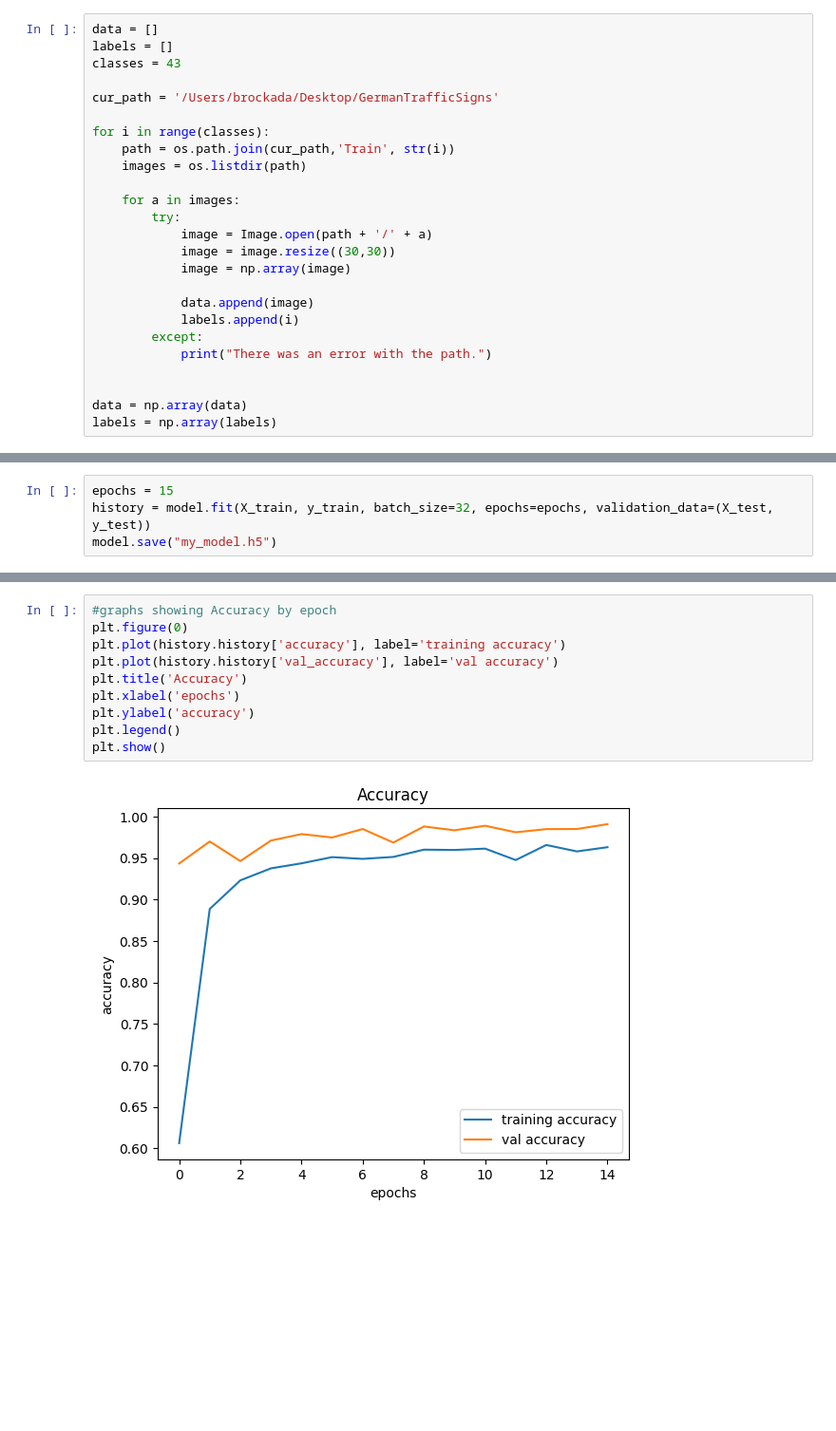
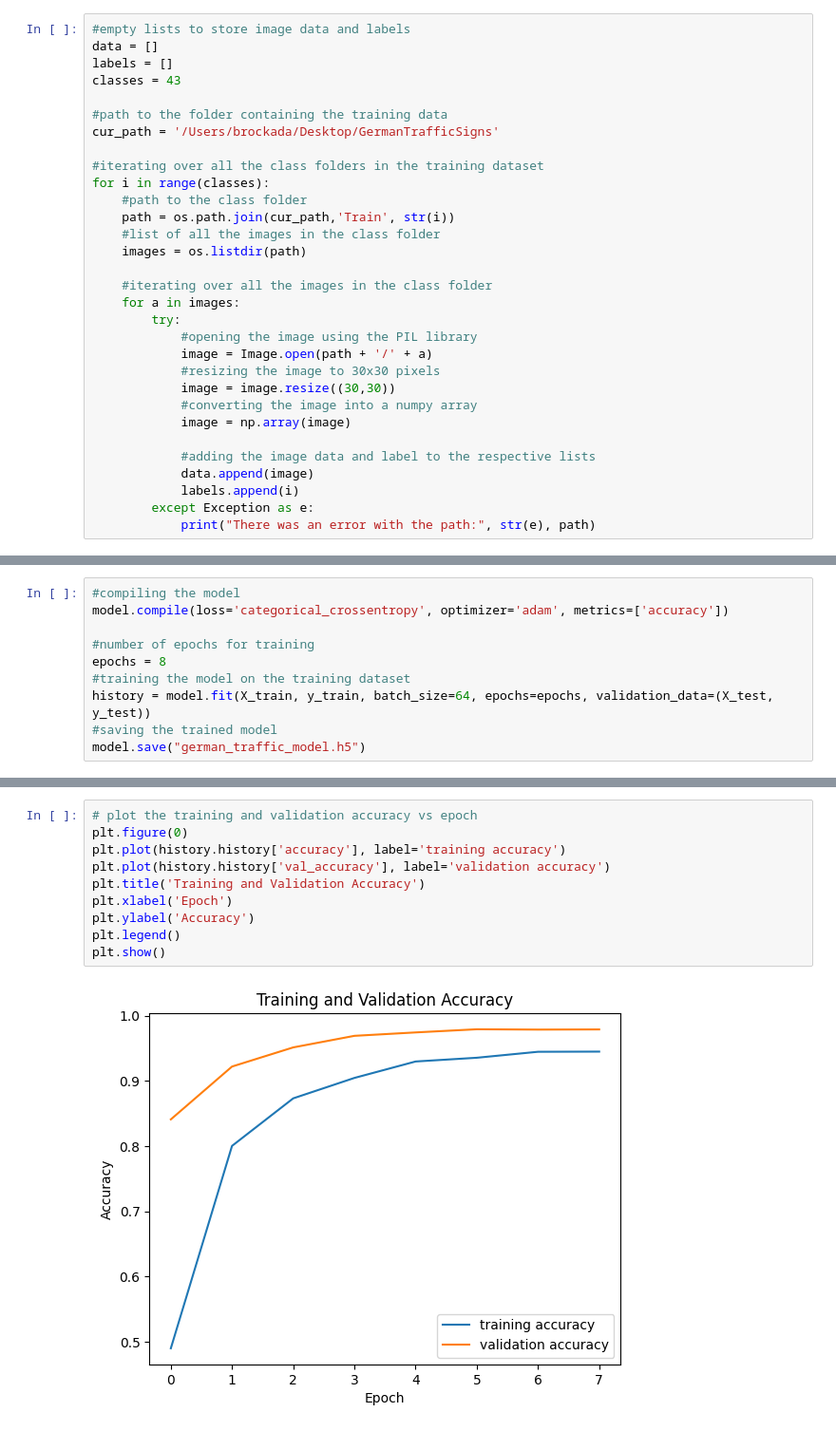
Before and after one commit to BrockAnthony/TrafficSigns, a Jupyter notebook: GermanTrafficML.ipynb, the cells around one changed output, grey strips where cells are left out. Shown: that part at 95% size. Saved outputs shown, nothing was run; the diff lists cells and outputs as text; blank space fills up the shorter version.

```diff
--- a/GermanTrafficML.ipynb
+++ b/GermanTrafficML.ipynb
@@ -16,26 +12,32 @@ from keras.models import Sequential, load_model
 from keras.layers import Conv2D, MaxPool2D, Dense, Flatten, Dropout
 # %%
+#empty lists to store image data and labels
 data = []
 labels = []
 classes = 43
 
+#path to the folder containing the training data
 cur_path = '/Users/brockada/Desktop/GermanTrafficSigns'
 
+#iterating over all the class folders in the training dataset
 for i in range(classes):
+    #path to the class folder
     path = os.path.join(cur_path,'Train', str(i))
+    #list of all the images in the class folder
     images = os.listdir(path)
 
+    #iterating over all the images in the class folder
     for a in images:
         try:
+            #opening the image using the PIL library
             image = Image.open(path + '/' + a)
+            #resizing the image to 30x30 pixels
             image = image.resize((30,30))
+            #converting the image into a numpy array
             image = np.array(image)
 
+            #adding the image data and label to the respective lists
             data.append(image)
             labels.append(i)
-        except:
-            print("There was an error with the path.")
-
-
-data = np.array(data)
-labels = np.array(labels)
+        except Exception as e:
+            print("There was an error with the path:", str(e), path)
@@ -83,5 +96,11 @@ model.compile(loss='categorical_crossentropy', optimizer='adam', metrics=['accur
 # %%
-epochs = 15
-history = model.fit(X_train, y_train, batch_size=32, epochs=epochs, validation_data=(X_test, y_test))
-model.save("my_model.h5")
+#compiling the model
+model.compile(loss='categorical_crossentropy', optimizer='adam', metrics=['accuracy'])
+
+#number of epochs for training
+epochs = 8
+#training the model on the training dataset
+history = model.fit(X_train, y_train, batch_size=64, epochs=epochs, validation_data=(X_test, y_test))
+#saving the trained model
+model.save("german_traffic_model.h5")
 # %% [output]
@@ -109,12 +126,12 @@ Epoch 15/15
 # %%
-#graphs showing Accuracy by epoch
+# plot the training and validation accuracy vs epoch
 plt.figure(0)
 plt.plot(history.history['accuracy'], label='training accuracy')
-plt.plot(history.history['val_accuracy'], label='val accuracy')
-plt.title('Accuracy')
-plt.xlabel('epochs')
-plt.ylabel('accuracy')
+plt.plot(history.history['val_accuracy'], label='validation accuracy')
+plt.title('Training and Validation Accuracy')
+plt.xlabel('Epoch')
+plt.ylabel('Accuracy')
 plt.legend()
 plt.show()
 # %% [output]
-[figure, old version]
+[figure, new version]
```
Also changed, not shown: parts of 23 cells of this notebook, 1 other file.
